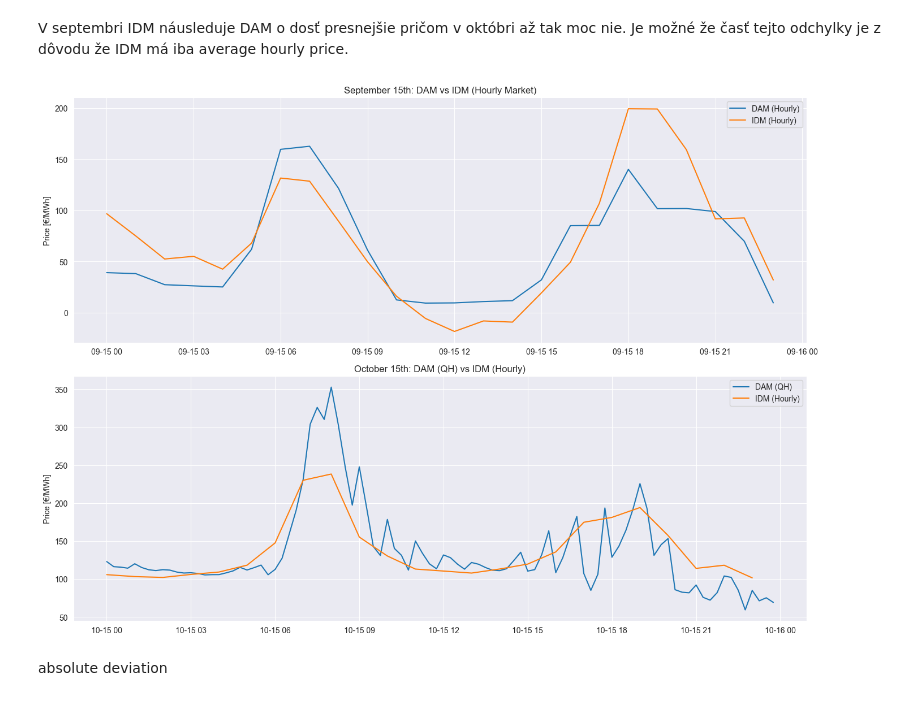
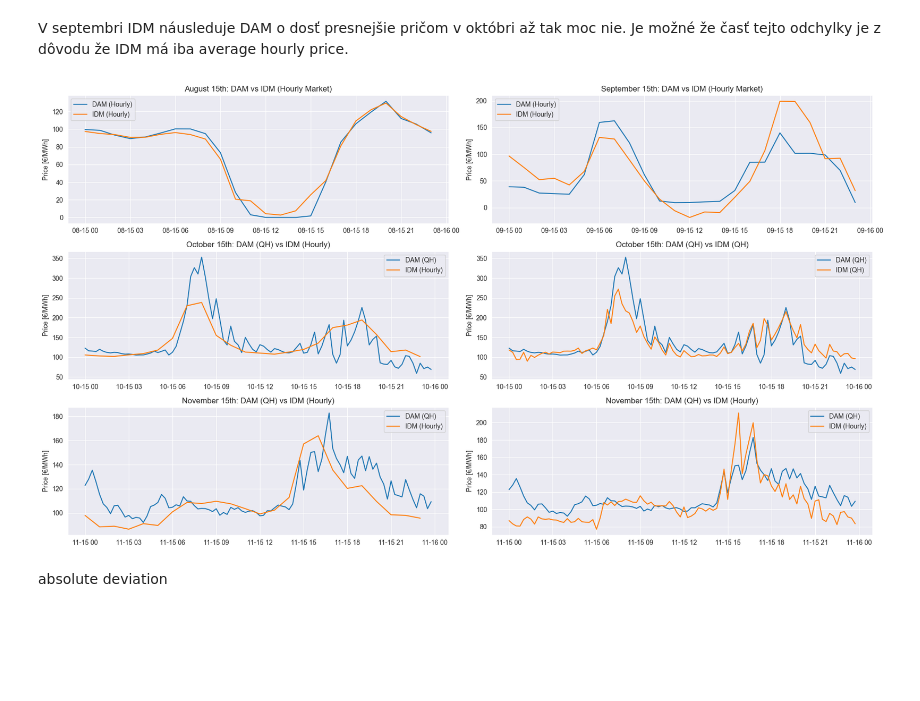
Before and after one commit to Michalzub/Bakalarka-Trh-s-energiou, a Jupyter notebook: dvi.ipynb, the cells around one changed output. Drawn from its saved outputs; the diff is of its cells as text; code cells hidden in the pictures; blank space fills up the shorter version.

```diff
--- a/dvi.ipynb
+++ b/dvi.ipynb
@@ -36,20 +86,3 @@ octoberIDM['deliveryEnd'] = pd.to_datetime(octoberIDM['deliveryEnd'])
-# %%
-#changing the timezone
-septemberDAM['deliveryDayBA'] = septemberDAM["deliveryDay"].dt.tz_localize("Europe/Bratislava")
-septemberDAM['deliveryStartBA'] = septemberDAM["deliveryStart"].dt.tz_convert("Europe/Bratislava")
-septemberDAM['deliveryEndBA'] = septemberDAM["deliveryEnd"].dt.tz_convert("Europe/Bratislava")
-
-octoberDAM['deliveryDayBA'] = octoberDAM["deliveryDay"].dt.tz_localize("Europe/Bratislava")
-octoberDAM['deliveryStartBA'] = octoberDAM["deliveryStart"].dt.tz_convert("Europe/Bratislava")
-octoberDAM['deliveryEndBA'] = octoberDAM["deliveryEnd"].dt.tz_convert("Europe/Bratislava")
-
-septemberIDM['deliveryDayBA'] = septemberIDM["deliveryDay"].dt.tz_localize("Europe/Bratislava")
-septemberIDM['deliveryStartBA'] = septemberIDM["deliveryStart"].dt.tz_convert("Europe/Bratislava")
-septemberIDM['deliveryEndBA'] = septemberIDM["deliveryEnd"].dt.tz_convert("Europe/Bratislava")
-
-octoberIDM['deliveryDayBA'] = octoberIDM["deliveryDay"].dt.tz_localize("Europe/Bratislava")
-octoberIDM['deliveryStartBA'] = octoberIDM["deliveryStart"].dt.tz_convert("Europe/Bratislava")
-octoberIDM['deliveryEndBA'] = octoberIDM["deliveryEnd"].dt.tz_convert("Europe/Bratislava")
 # %% [markdown]
 Correlation between DAM and IDM
 # %%
@@ -174,43 +365,94 @@ plt.show()
 # %% [markdown]
 V septembri IDM náusleduje DAM o dosť presnejšie pričom v októbri až tak moc nie. Je možné že časť tejto odchylky je z dôvodu že IDM má iba average hourly price.
 # %%
+date_aug = "2025-08-15"
 date_sep = "2025-09-15"
 date_oct = "2025-10-15"
+date_nov = "2025-11-15"
+
+dayA = mergedA[
+    mergedA['deliveryStartBA'].dt.date == pd.to_datetime(date_aug).date()
+]
 
 dayS = mergedS[
     mergedS['deliveryStartBA'].dt.date == pd.to_datetime(date_sep).date()
 ]
 
 dayOD = octoberDAM[
     octoberDAM['deliveryStartBA'].dt.date == pd.to_datetime(date_oct).date()
 ]
-dayOI = octoberIDM[
-    octoberIDM['deliveryStartBA'].dt.date == pd.to_datetime(date_oct).date()
+dayOI60 = octoberIDM60[
+    octoberIDM60['deliveryStartBA'].dt.date == pd.to_datetime(date_oct).date()
+    ]
+dayOI15 = octoberIDM15[
+    octoberIDM15['deliveryStartBA'].dt.date == pd.to_datetime(date_oct).date()
+    ]
+
+dayND = novemberDAM[
+    novemberDAM['deliveryStartBA'].dt.date == pd.to_datetime(date_nov).date()
 ]
+dayNI15 = novemberIDM15[
+    novemberIDM15['deliveryStartBA'].dt.date == pd.to_datetime(date_nov).date()
+    ]
+dayNI60 = novemberIDM60[
+    novemberIDM60['deliveryStartBA'].dt.date == pd.to_datetime(date_nov).date()
+    ]
 
 
-fig2, ax2 = plt.subplots(2, 1, figsize=(14, 10), sharex=False)
+fig2, ax2 = plt.subplots(3, 2, figsize=(18, 10), sharex=False)
+
+# --- August (Hourly) ---
+ax2[0][0].plot(dayA['deliveryStartBA'], dayA['DAM_price'], label='DAM (Hourly)')
+ax2[0][0].plot(dayA['deliveryStartBA'], dayA['IDM_price'], label='IDM (Hourly)')
+ax2[0][0].set_title("August 15th: DAM vs IDM (Hourly Market)")
+ax2[0][0].set_ylabel("Price [€/MWh]")
+ax2[0][0].legend()
+ax2[0][0].grid(True)
 
 # --- September (Hourly) ---
-ax2[0].plot(dayS['deliveryStartBA'], dayS['DAM_price'], label='DAM (Hourly)')
-ax2[0].plot(dayS['deliveryStartBA'], dayS['IDM_price'], label='IDM (Hourly)')
-ax2[0].set_title("September 15th: DAM vs IDM (Hourly Market)")
-ax2[0].set_ylabel("Price [€/MWh]")
-ax2[0].legend()
-ax2[0].grid(True)
+ax2[0][1].plot(dayS['deliveryStartBA'], dayS['DAM_price'], label='DAM (Hourly)')
+ax2[0][1].plot(dayS['deliveryStartBA'], dayS['IDM_price'], label='IDM (Hourly)')
+ax2[0][1].set_title("September 15th: DAM vs IDM (Hourly Market)")
+ax2[0][1].set_ylabel("Price [€/MWh]")
+ax2[0][1].legend()
+ax2[0][1].grid(True)
 
 # --- October (QH DAM vs Hourly IDM) ---
-ax2[1].plot(dayOD['deliveryStartBA'], dayOD['price'], label='DAM (QH)')
-ax2[1].plot(dayOI['deliveryStartBA'], dayOI['priceWeightedAverage'], label='IDM (Hourly)')
-ax2[1].set_title("October 15th: DAM (QH) vs IDM (Hourly)")
-ax2[1].set_ylabel("Price [€/MWh]")
-ax2[1].legend()
-ax2[1].grid(True)
+ax2[1][0].plot(dayOD['deliveryStartBA'], dayOD['price'], label='DAM (QH)')
+ax2[1][0].plot(dayOI60['deliveryStartBA'], dayOI60['priceWeightedAverage'], label='IDM (Hourly)')
+ax2[1][0].set_title("October 15th: DAM (QH) vs IDM (Hourly)")
+ax2[1][0].set_ylabel("Price [€/MWh]")
+ax2[1][0].legend()
+ax2[1][0].grid(True)
+
+# --- October (QH DAM vs QH IDM) ---
+ax2[1][1].plot(dayOD['deliveryStartBA'], dayOD['price'], label='DAM (QH)')
+ax2[1][1].plot(dayOI15['deliveryStartBA'], dayOI15['priceWeightedAverage'], label='IDM (QH)')
+ax2[1][1].set_title("October 15th: DAM (QH) vs IDM (QH)")
+ax2[1][1].set_ylabel("Price [€/MWh]")
+ax2[1][1].legend()
+ax2[1][1].grid(True)
+
+# --- November (QH DAM vs Hourly IDM) ---
+ax2[2][0].plot(dayND['deliveryStartBA'], dayND['price'], label='DAM (QH)')
+ax2[2][0].plot(dayNI60['deliveryStartBA'], dayNI60['priceWeightedAverage'], label='IDM (Hourly)')
+ax2[2][0].set_title("November 15th: DAM (QH) vs IDM (Hourly)")
+ax2[2][0].set_ylabel("Price [€/MWh]")
+ax2[2][0].legend()
+ax2[2][0].grid(True)
+
+# --- November (QH DAM vs QH IDM) ---
+ax2[2][1].plot(dayND['deliveryStartBA'], dayND['price'], label='DAM (QH)')
+ax2[2][1].plot(dayNI15['deliveryStartBA'], dayNI15['priceWeightedAverage'], label='IDM (Hourly)')
+ax2[2][1].set_title("November 15th: DAM (QH) vs IDM (Hourly)")
+ax2[2][1].set_ylabel("Price [€/MWh]")
+ax2[2][1].legend()
+ax2[2][1].grid(True)
 
 plt.tight_layout()
 plt.show()
 # %% [output]
-[figure, old version]
+[figure, new version]
 # %% [markdown]
 absolute deviation
 # %%
```
Also changed, not shown: parts of 16 cells of this notebook.
